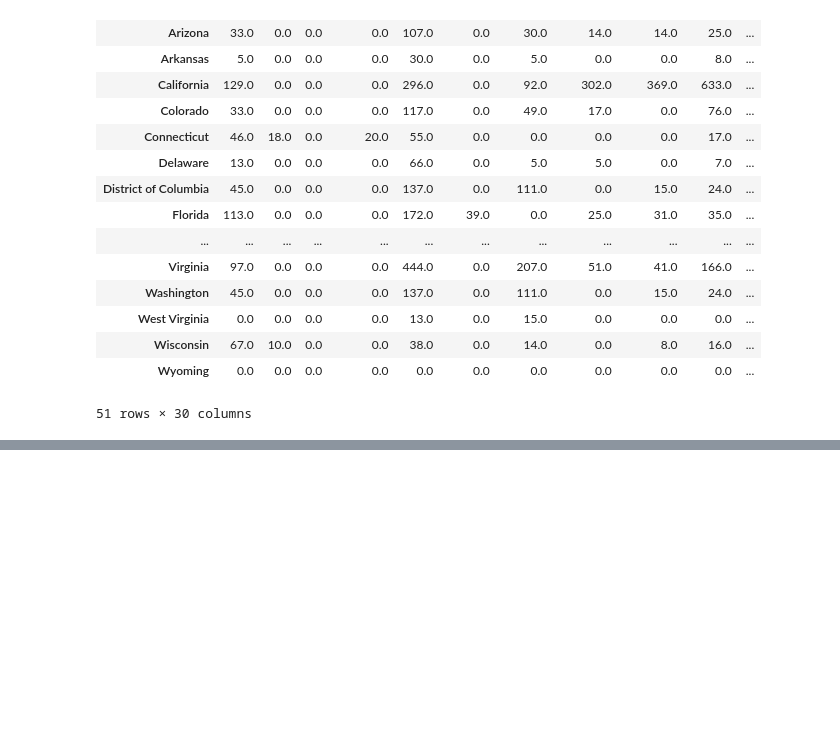
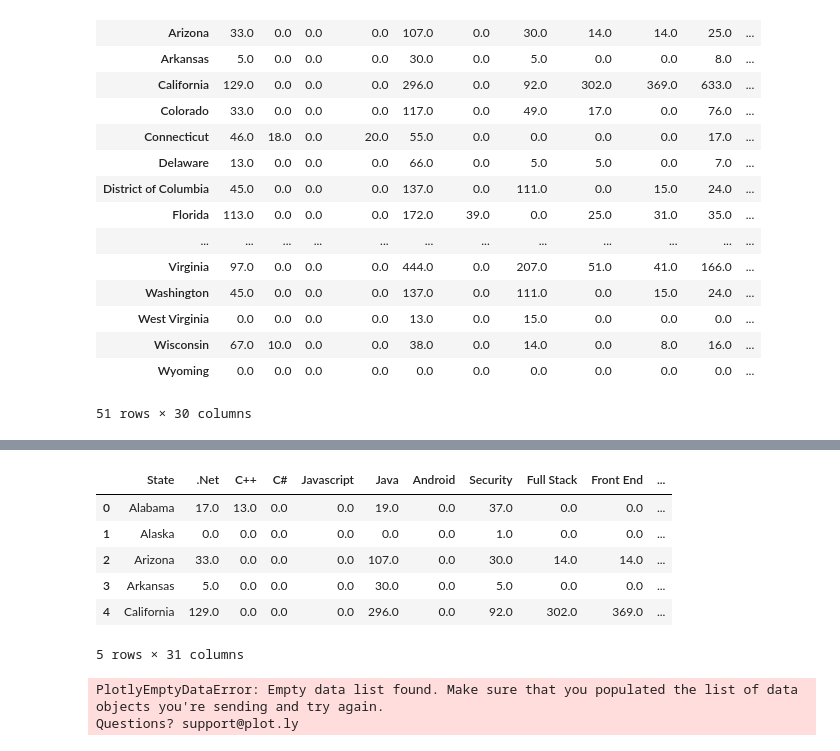
Before and after one commit to DrInternets/Employment-Defense-Force, a Jupyter notebook: Data Scraping/glassdoor.ipynb, the cells around one changed output, grey strips where cells are left out. Drawn from its saved outputs; the diff is of its cells as text; code cells hidden in the pictures; blank space fills up the shorter version.

```diff
--- a/Data Scraping/glassdoor.ipynb
+++ b/Data Scraping/glassdoor.ipynb
@@ -226,0 +234,17 @@ df2.head()
+# %%
+cities_data = pd.DataFrame()
+states = pd.DataFrame()
+
+cities_data = pd.read_csv("glassdoor_cities.csv", encoding="utf-8")
+
+states_data = pd.read_csv("glassdoor_states.csv")
+
+cities_data.head()
+# %% [output]
+|  | State | .Net | C++ | C# | Javascript | Java | Android | Security | Full Stack | Front End | ... |
+| 0 | Alabama | 17.0 | 13.0 | 0.0 | 0.0 | 19.0 | 0.0 | 37.0 | 0.0 | 0.0 | ... |
+| 1 | Alaska | 0.0 | 0.0 | 0.0 | 0.0 | 0.0 | 0.0 | 1.0 | 0.0 | 0.0 | ... |
+| 2 | Arizona | 33.0 | 0.0 | 0.0 | 0.0 | 107.0 | 0.0 | 30.0 | 14.0 | 14.0 | ... |
+| 3 | Arkansas | 5.0 | 0.0 | 0.0 | 0.0 | 30.0 | 0.0 | 5.0 | 0.0 | 0.0 | ... |
+| 4 | California | 129.0 | 0.0 | 0.0 | 0.0 | 296.0 | 0.0 | 92.0 | 302.0 | 369.0 | ... |
+5 rows × 31 columns
@@ -226,0 +291,8 @@ df2.head()
+# %%
+fig, ax = plt.subplots()
+ax = go.Figure(layout=layout, data=cases)
+py.iplot_mpl(fig)
+print "Done"
+# %% [output]
+PlotlyEmptyDataError: Empty data list found. Make sure that you populated the list of data objects you're sending and try again.
+Questions? support@plot.ly
```
Also changed, not shown: parts of 6 cells of this notebook.
